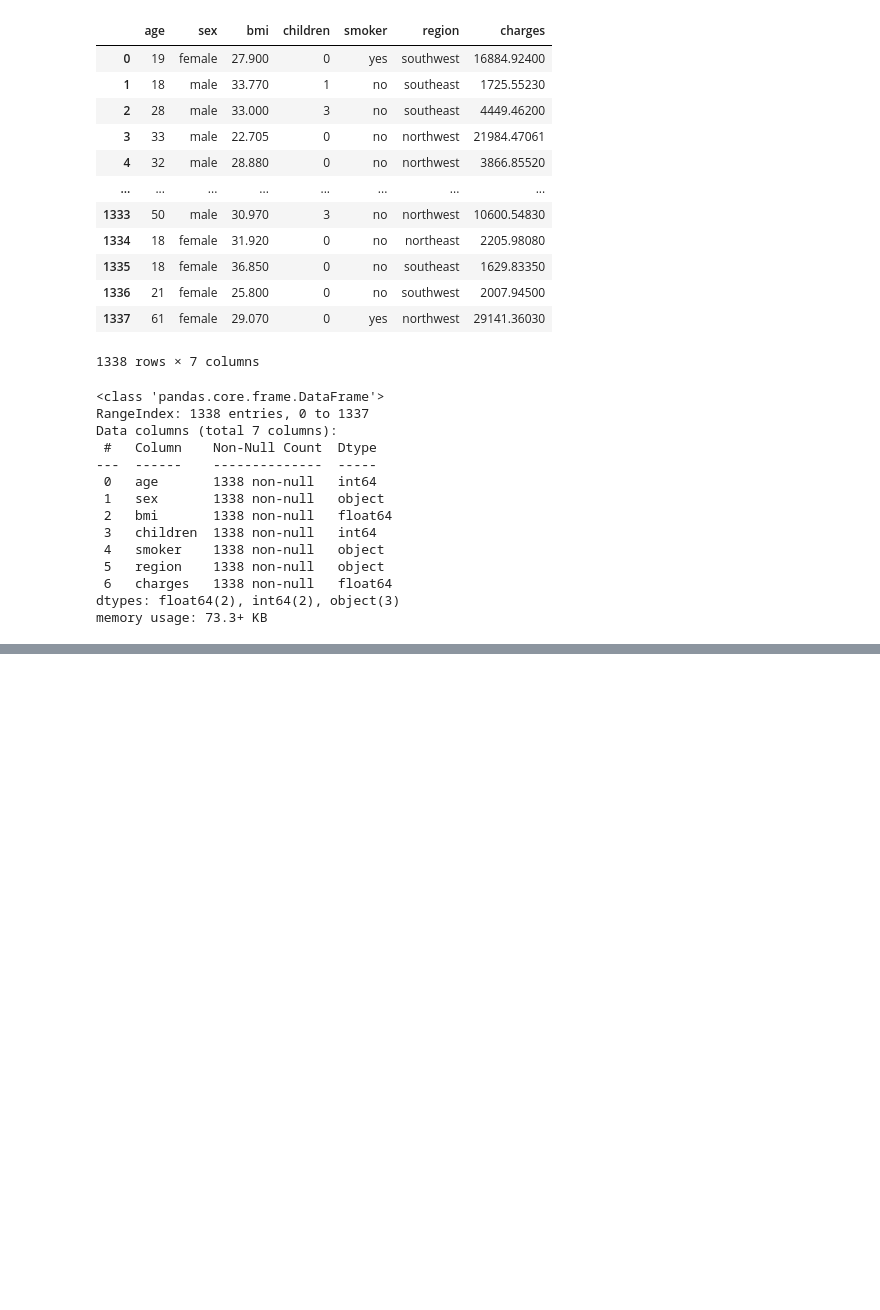
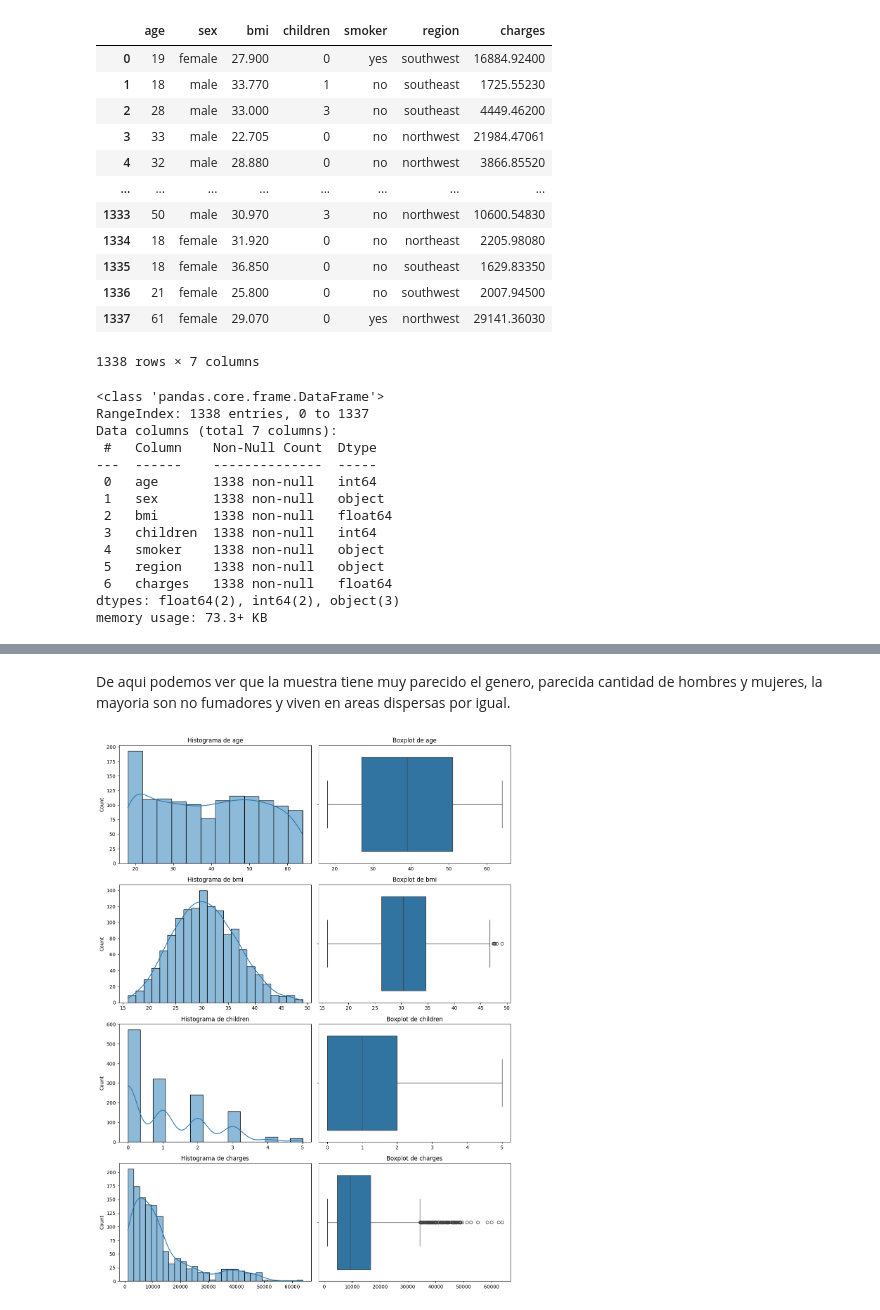
Before and after one commit to annunezc/regresi-n-lineal, a Jupyter notebook: src/explore.ipynb, the cells around one changed output, grey strips where cells are left out. Cells and saved outputs as stored; diff of their text form; code cells hidden in the pictures; blank space fills up the shorter version.

```diff
--- a/src/explore.ipynb
+++ b/src/explore.ipynb
@@ -72,0 +132,30 @@ col_cat
+# %% [markdown]
+De aqui podemos ver que la muestra tiene muy parecido el genero, parecida cantidad de hombres y mujeres, la mayoria son no fumadores y viven en areas dispersas por igual.
+# %%
+import matplotlib.pyplot as plt
+import seaborn as sns
+
+# Lista de variables numéricas
+variables = ['age', 'bmi', 'children', 'charges']
+
+# Crear figura con 2 filas por variable: histograma y boxplot
+fig, axes = plt.subplots(4, 2, figsize=(12, 16))  # 4 variables × 2 gráficos
+
+# Recorrer cada variable
+for idx, var in enumerate(variables):
+    # Histograma
+    sns.histplot(ax=axes[idx, 0], data=df, x=var, kde=True)
+    axes[idx, 0].set_title(f'Histograma de {var}')
+    axes[idx, 0].set(xlabel=None)
+
+    # Boxplot
+    sns.boxplot(ax=axes[idx, 1], data=df, x=var)
+    axes[idx, 1].set_title(f'Boxplot de {var}')
+    axes[idx, 1].set(xlabel=None)
+    axes[idx, 1].set(ylabel=None)
+
+# Ajustar espacio
+plt.tight_layout()
+plt.show()
+# %% [output]
+[figure, added]
```
Also changed, not shown: parts of 38 cells of this notebook, 1 other file.
